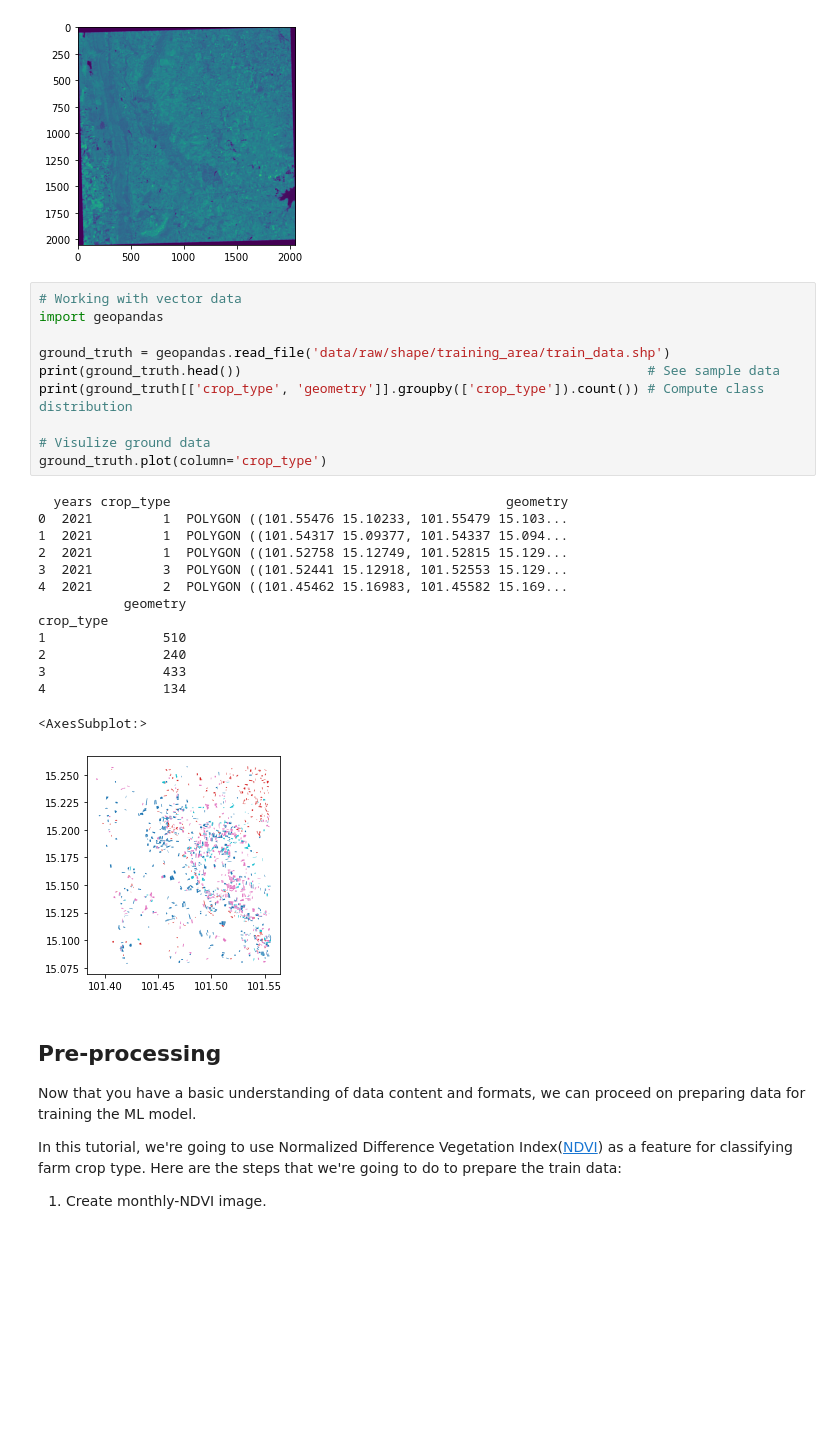
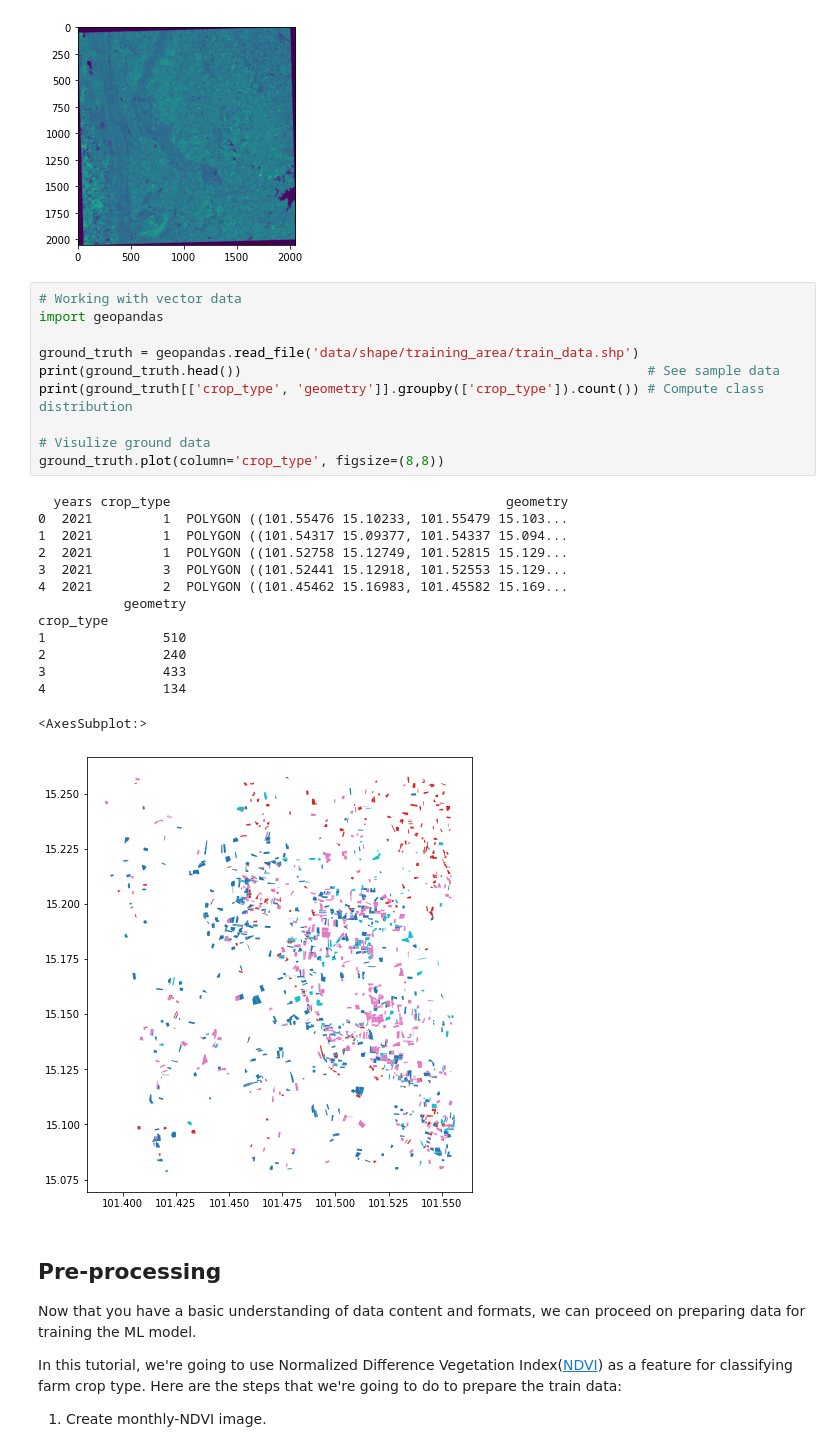
Before and after one commit to thanakorn/crop_classification_using_deep_learning_tutorial, a Jupyter notebook: crop_classification_using_deep_learning.ipynb, the cells around one changed output. Cells and saved outputs as stored; diff of their text form; blank space fills up the shorter version.

```diff
--- a/crop_classification_using_deep_learning.ipynb
+++ b/crop_classification_using_deep_learning.ipynb
@@ -53,28 +55,28 @@ Dataset profile : {'driver': 'JP2OpenJPEG', 'dtype': 'uint16', 'nodata': 0.0, 'w
 # %%
 # Working with vector data
 import geopandas
 
-ground_truth = geopandas.read_file('data/raw/shape/training_area/train_data.shp')
+ground_truth = geopandas.read_file('data/shape/training_area/train_data.shp')
 print(ground_truth.head())                                                    # See sample data
 print(ground_truth[['crop_type', 'geometry']].groupby(['crop_type']).count()) # Compute class distribution
 
 # Visulize ground data
-ground_truth.plot(column='crop_type')
+ground_truth.plot(column='crop_type', figsize=(8,8))
 # %% [output]
   years crop_type                                           geometry
 0  2021         1  POLYGON ((101.55476 15.10233, 101.55479 15.103...
 1  2021         1  POLYGON ((101.54317 15.09377, 101.54337 15.094...
 2  2021         1  POLYGON ((101.52758 15.12749, 101.52815 15.129...
 3  2021         3  POLYGON ((101.52441 15.12918, 101.52553 15.129...
 4  2021         2  POLYGON ((101.45462 15.16983, 101.45582 15.169...
            geometry
 crop_type
 1               510
 2               240
 3               433
 4               134
 <AxesSubplot:>
-[figure, old version]
+[figure, new version]
 # %% [markdown]
 ## Pre-processing ##
 
```
Also changed, not shown: parts of 2 cells of this notebook.
